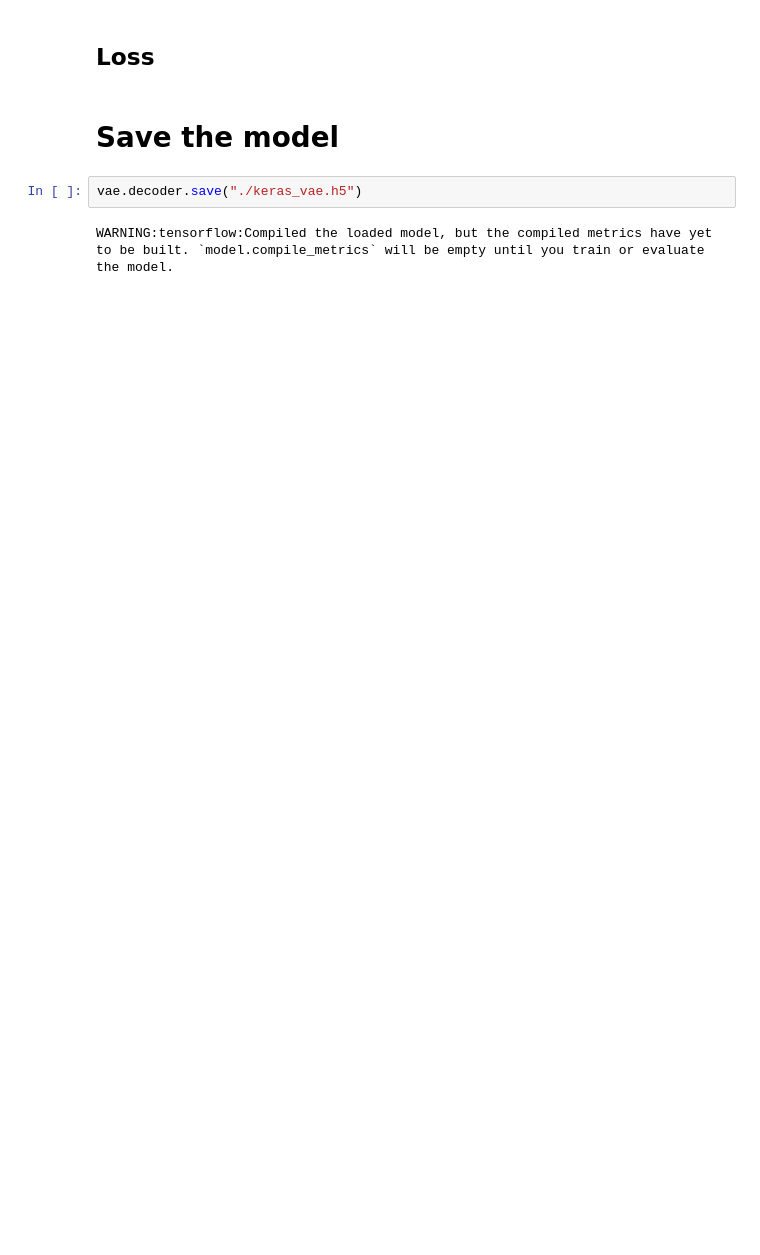
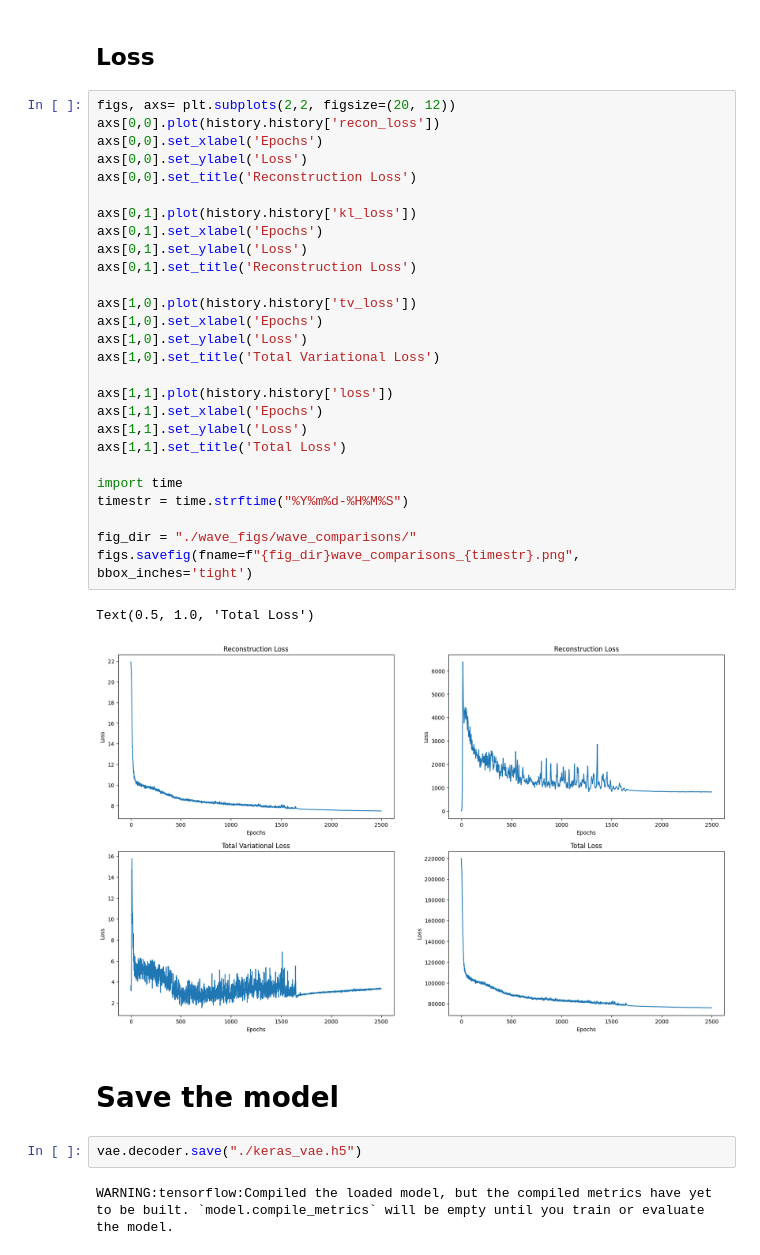
Before and after one commit to jeremywu2000/NN_WaveTable_Generator, a Jupyter notebook: variational_autoencoder/keras_vae.ipynb, the cells around one changed output. Saved outputs shown, nothing was run; the diff lists cells and outputs as text; blank space fills up the shorter version.

```diff
--- a/variational_autoencoder/keras_vae.ipynb
+++ b/variational_autoencoder/keras_vae.ipynb
@@ -293,5 +294,35 @@ figs.savefig(fname=f"{fig_dir}wave_comparisons_{timestr}.png", bbox_inches='tigh
 # %% [markdown]
 ## Loss
+# %%
+figs, axs= plt.subplots(2,2, figsize=(20, 12))
+axs[0,0].plot(history.history['recon_loss'])
+axs[0,0].set_xlabel('Epochs')
+axs[0,0].set_ylabel('Loss')
+axs[0,0].set_title('Reconstruction Loss')
+
+axs[0,1].plot(history.history['kl_loss'])
+axs[0,1].set_xlabel('Epochs')
+axs[0,1].set_ylabel('Loss')
+axs[0,1].set_title('Reconstruction Loss')
+
+axs[1,0].plot(history.history['tv_loss'])
+axs[1,0].set_xlabel('Epochs')
+axs[1,0].set_ylabel('Loss')
+axs[1,0].set_title('Total Variational Loss')
+
+axs[1,1].plot(history.history['loss'])
+axs[1,1].set_xlabel('Epochs')
+axs[1,1].set_ylabel('Loss')
+axs[1,1].set_title('Total Loss')
+
+import time
+timestr = time.strftime("%Y%m%d-%H%M%S")
+
+fig_dir = "./wave_figs/wave_comparisons/"
+figs.savefig(fname=f"{fig_dir}wave_comparisons_{timestr}.png", bbox_inches='tight')
+# %% [output]
+Text(0.5, 1.0, 'Total Loss')
+[figure, added]
 # %% [markdown]
 # Save the model
 # %%
```
Also changed, not shown: parts of 8 cells of this notebook, 10 other files.
